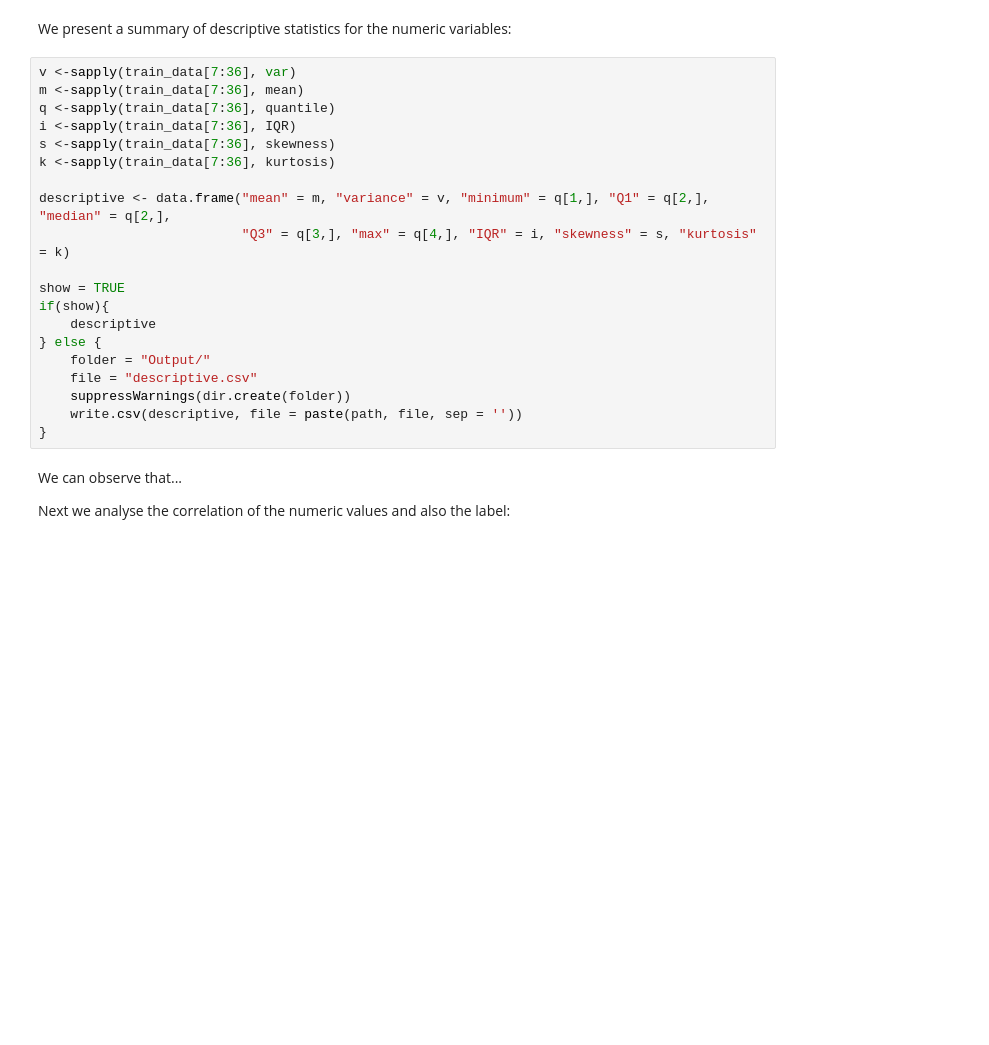
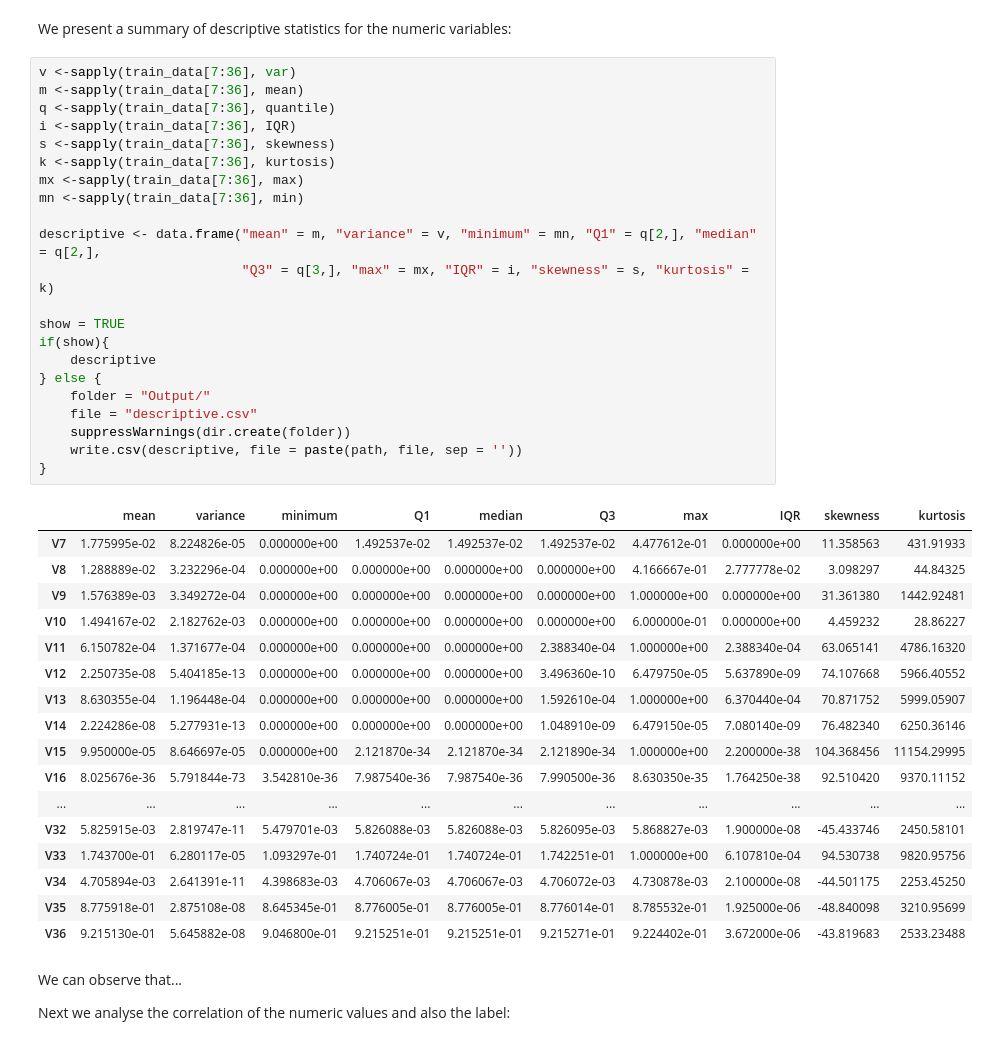
Before and after one commit to gmestre98/Data-Mining-First-Project, a Jupyter notebook: Project_1.ipynb, the cells around one changed output. Saved outputs shown, nothing was run; the diff lists cells and outputs as text; blank space fills up the shorter version.

```diff
--- a/Project_1.ipynb
+++ b/Project_1.ipynb
@@ -51,23 +68,43 @@ We present a summary of descriptive statistics for the numeric variables:
 # %%
 v <-sapply(train_data[7:36], var)
 m <-sapply(train_data[7:36], mean)
 q <-sapply(train_data[7:36], quantile)
 i <-sapply(train_data[7:36], IQR)
 s <-sapply(train_data[7:36], skewness)
 k <-sapply(train_data[7:36], kurtosis)
+mx <-sapply(train_data[7:36], max)
+mn <-sapply(train_data[7:36], min)
 
-descriptive <- data.frame("mean" = m, "variance" = v, "minimum" = q[1,], "Q1" = q[2,], "median" = q[2,],
-                          "Q3" = q[3,], "max" = q[4,], "IQR" = i, "skewness" = s, "kurtosis" = k)
+descriptive <- data.frame("mean" = m, "variance" = v, "minimum" = mn, "Q1" = q[2,], "median" = q[2,],
+                          "Q3" = q[3,], "max" = mx, "IQR" = i, "skewness" = s, "kurtosis" = k)
 
 show = TRUE
 if(show){
     descriptive
 } else {
     folder = "Output/"
     file = "descriptive.csv"
     suppressWarnings(dir.create(folder))
     write.csv(descriptive, file = paste(path, file, sep = ''))
 }
+# %% [output]
+|  | mean | variance | minimum | Q1 | median | Q3 | max | IQR | skewness | kurtosis |
+| V7 | 1.775995e-02 | 8.224826e-05 | 0.000000e+00 | 1.492537e-02 | 1.492537e-02 | 1.492537e-02 | 4.477612e-01 | 0.000000e+00 | 11.358563 | 431.91933 |
+| V8 | 1.288889e-02 | 3.232296e-04 | 0.000000e+00 | 0.000000e+00 | 0.000000e+00 | 0.000000e+00 | 4.166667e-01 | 2.777778e-02 | 3.098297 | 44.84325 |
+| V9 | 1.576389e-03 | 3.349272e-04 | 0.000000e+00 | 0.000000e+00 | 0.000000e+00 | 0.000000e+00 | 1.000000e+00 | 0.000000e+00 | 31.361380 | 1442.92481 |
+| V10 | 1.494167e-02 | 2.182762e-03 | 0.000000e+00 | 0.000000e+00 | 0.000000e+00 | 0.000000e+00 | 6.000000e-01 | 0.000000e+00 | 4.459232 | 28.86227 |
+| V11 | 6.150782e-04 | 1.371677e-04 | 0.000000e+00 | 0.000000e+00 | 0.000000e+00 | 2.388340e-04 | 1.000000e+00 | 2.388340e-04 | 63.065141 | 4786.16320 |
+| V12 | 2.250735e-08 | 5.404185e-13 | 0.000000e+00 | 0.000000e+00 | 0.000000e+00 | 3.496360e-10 | 6.479750e-05 | 5.637890e-09 | 74.107668 | 5966.40552 |
+| V13 | 8.630355e-04 | 1.196448e-04 | 0.000000e+00 | 0.000000e+00 | 0.000000e+00 | 1.592610e-04 | 1.000000e+00 | 6.370440e-04 | 70.871752 | 5999.05907 |
+| V14 | 2.224286e-08 | 5.277931e-13 | 0.000000e+00 | 0.000000e+00 | 0.000000e+00 | 1.048910e-09 | 6.479150e-05 | 7.080140e-09 | 76.482340 | 6250.36146 |
+| V15 | 9.950000e-05 | 8.646697e-05 | 0.000000e+00 | 2.121870e-34 | 2.121870e-34 | 2.121890e-34 | 1.000000e+00 | 2.200000e-38 | 104.368456 | 11154.29995 |
+| V16 | 8.025676e-36 | 5.791844e-73 | 3.542810e-36 | 7.987540e-36 | 7.987540e-36 | 7.990500e-36 | 8.630350e-35 | 1.764250e-38 | 92.510420 | 9370.11152 |
+| ... | ... | ... | ... | ... | ... | ... | ... | ... | ... | ... |
+| V32 | 5.825915e-03 | 2.819747e-11 | 5.479701e-03 | 5.826088e-03 | 5.826088e-03 | 5.826095e-03 | 5.868827e-03 | 1.900000e-08 | -45.433746 | 2450.58101 |
+| V33 | 1.743700e-01 | 6.280117e-05 | 1.093297e-01 | 1.740724e-01 | 1.740724e-01 | 1.742251e-01 | 1.000000e+00 | 6.107810e-04 | 94.530738 | 9820.95756 |
+| V34 | 4.705894e-03 | 2.641391e-11 | 4.398683e-03 | 4.706067e-03 | 4.706067e-03 | 4.706072e-03 | 4.730878e-03 | 2.100000e-08 | -44.501175 | 2253.45250 |
+| V35 | 8.775918e-01 | 2.875108e-08 | 8.645345e-01 | 8.776005e-01 | 8.776005e-01 | 8.776014e-01 | 8.785532e-01 | 1.925000e-06 | -48.840098 | 3210.95699 |
+| V36 | 9.215130e-01 | 5.645882e-08 | 9.046800e-01 | 9.215251e-01 | 9.215251e-01 | 9.215271e-01 | 9.224402e-01 | 3.672000e-06 | -43.819683 | 2533.23488 |
 # %% [markdown]
 We can observe that...
 
```
Also changed, not shown: parts of 8 cells of this notebook.
